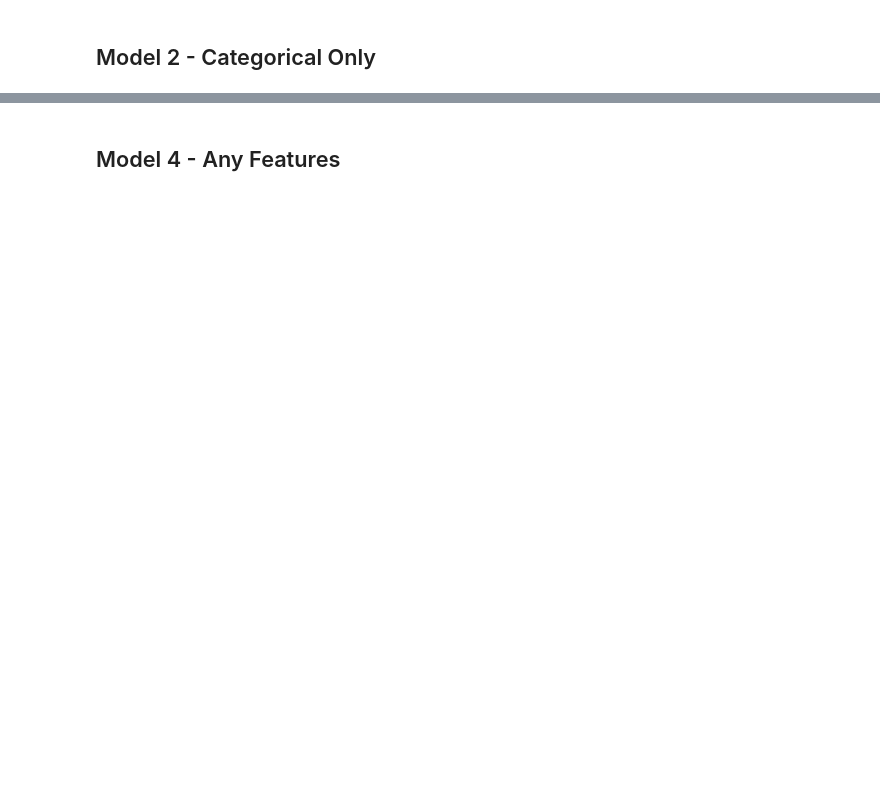
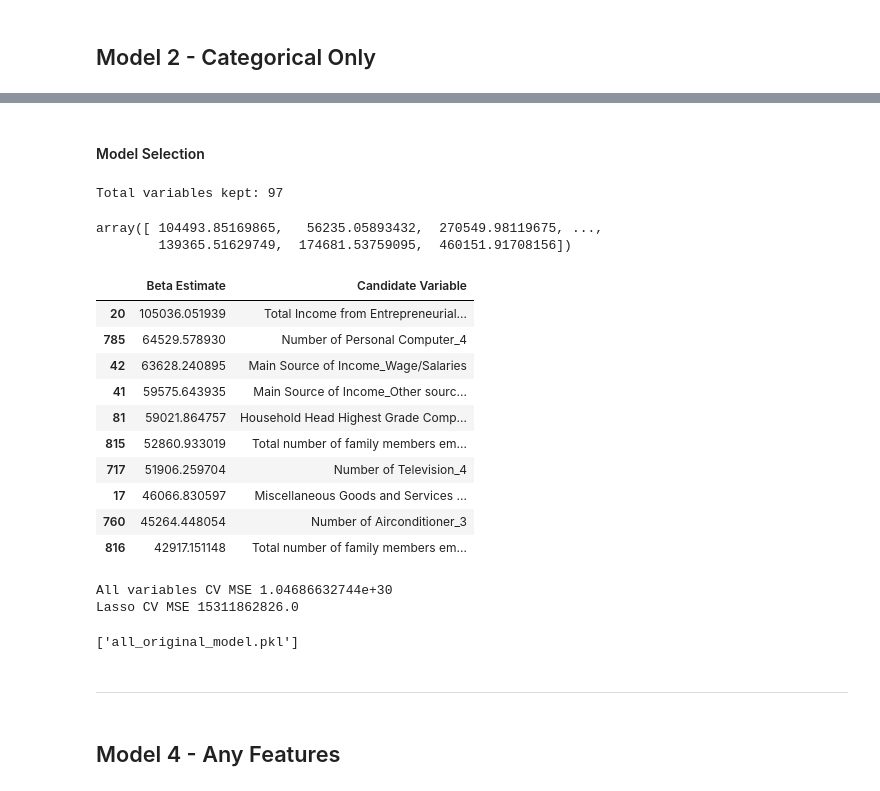
Before and after one commit to ndara/FilipinoHousing, a Jupyter notebook: filipino_housing.ipynb, the cells around one changed output, grey strips where cells are left out. Cells and saved outputs as stored; diff of their text form; code cells hidden in the pictures; blank space fills up the shorter version.

```diff
--- a/filipino_housing.ipynb
+++ b/filipino_housing.ipynb
@@ -95,0 +215,5 @@ ordinal_vars = ['Household Head Age','Number of bedrooms','House Age','Number of
+# %%
+scaled_numeric = pd.DataFrame(StandardScaler().fit_transform(train_continuous), columns = continuous_vars)
+train_all_scaled = scaled_numeric.join(train_categorical_dummied)
+print("# Columns =", len(train_all.columns))
+train_all_scaled.head(2)
@@ -96,2 +225,41 @@ ordinal_vars = ['Household Head Age','Number of bedrooms','House Age','Number of
+# %% [markdown]
+#### Model Selection
+# %%
+all_var_model_lasso = lassoChoose(train_all_scaled, train_y, standardize = False, max_iterations = 3000)
+print("Total variables kept:",sum(all_var_model_lasso.coef_ != 0))
+# %% [output]
+Total variables kept: 97
+# %%
+all_var_model_lasso.predict(train_all_scaled)
+# %% [output]
+array([ 104493.85169865,   56235.05893432,  270549.98119675, ...,
+        139365.51629749,  174681.53759095,  460151.91708156])
+# %%
+final_model3_var = pd.DataFrame([combo for combo in zip(all_var_model_lasso.coef_, train_all_scaled.columns)], columns = ['Beta Estimate', 'Candidate Variable']).sort_values(by = 'Beta Estimate', ascending = False)
+final_model3_var.head(10)
+# %% [output]
+|  | Beta Estimate | Candidate Variable |
+| 20 | 105036.051939 | Total Income from Entrepreneurial... |
+| 785 | 64529.578930 | Number of Personal Computer_4 |
+| 42 | 63628.240895 | Main Source of Income_Wage/Salaries |
+| 41 | 59575.643935 | Main Source of Income_Other sourc... |
+| 81 | 59021.864757 | Household Head Highest Grade Comp... |
+| 815 | 52860.933019 | Total number of family members em... |
+| 717 | 51906.259704 | Number of Television_4 |
+| 17 | 46066.830597 | Miscellaneous Goods and Services ... |
+| 760 | 45264.448054 | Number of Airconditioner_3 |
+| 816 | 42917.151148 | Total number of family members em... |
+# %%
+print("All variables CV MSE", -np.average(cross_val_score(LinearRegression(), train_all_scaled, train_y, cv = 10, scoring = "neg_mean_squared_error")))
+print("Lasso CV MSE", -np.average(cross_val_score(all_var_model_lasso, train_all_scaled, train_y, cv = 10, scoring = "neg_mean_squared_error")))
+# %% [output]
+All variables CV MSE 1.04686632744e+30
+Lasso CV MSE 15311862826.0
+# %%
+joblib.dump(all_var_model_lasso, 'all_original_model.pkl')
+# %% [output]
+['all_original_model.pkl']
+# %% [markdown]
+***
 # %% [markdown]
 ## Model 4 - Any Features
```
Also changed, not shown: parts of 41 cells of this notebook.
